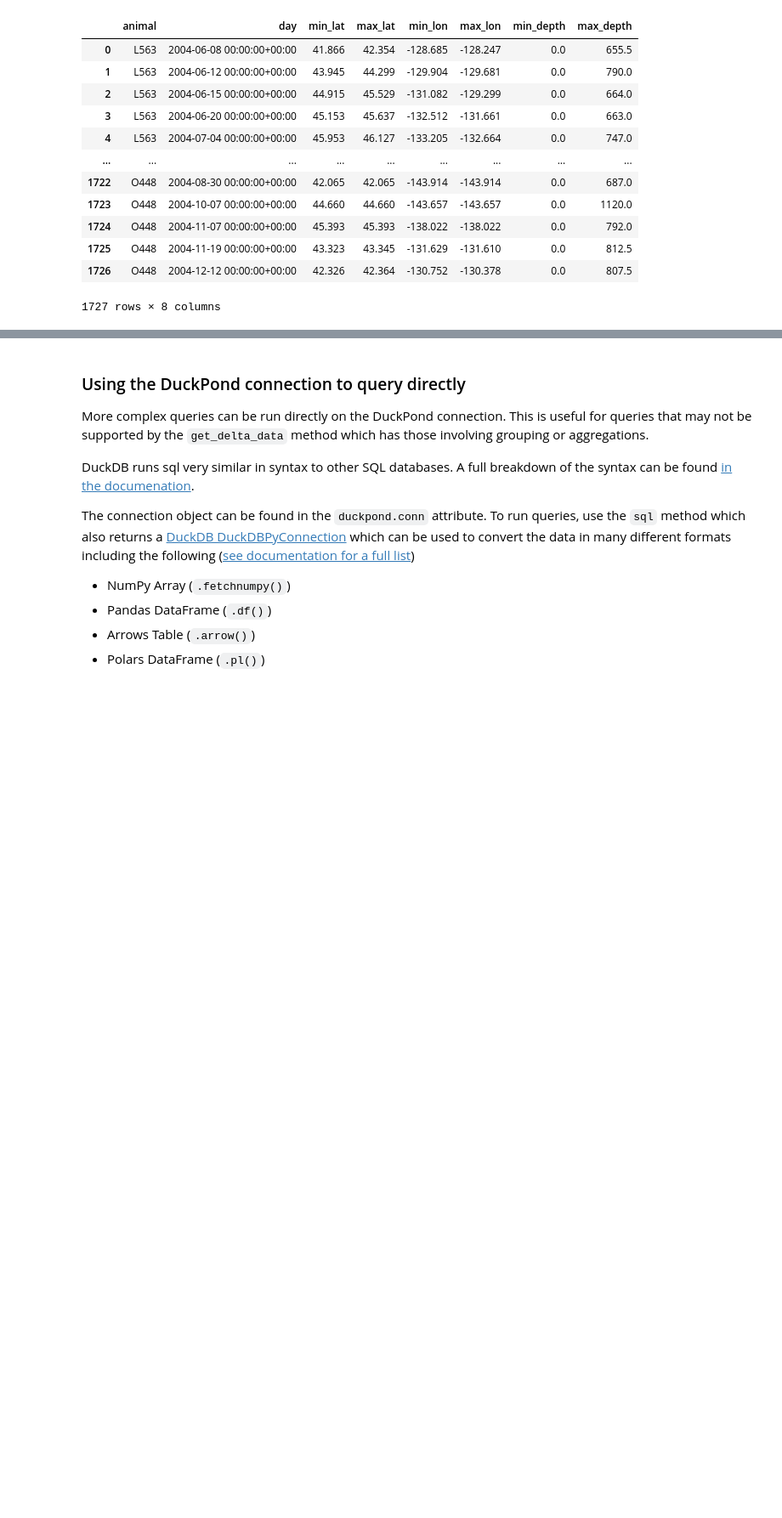
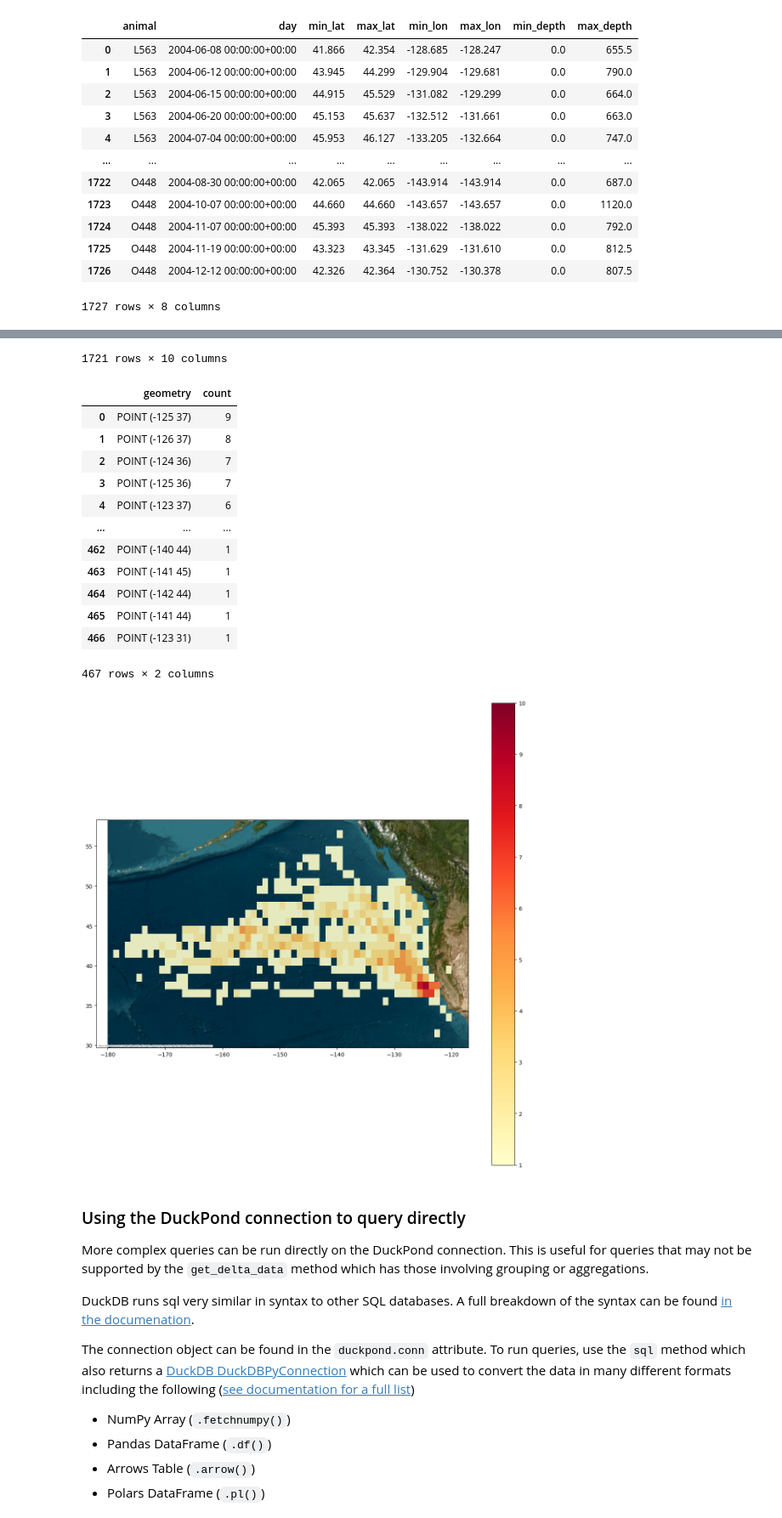
Before and after one commit to ecophysviz-lab/DiveDB, a Jupyter notebook: data_querying_documentation.ipynb, the cells around one changed output, grey strips where cells are left out. Shown at 85% size. Cells and saved outputs as stored; diff of their text form; code cells hidden in the pictures; blank space fills up the shorter version.

Commit message:
Updating data queries

```diff
--- a/data_querying_documentation.ipynb
+++ b/data_querying_documentation.ipynb
@@ -296,0 +294,33 @@ ctx.add_basemap(ax, crs=gdf.crs.to_string(), source=ctx.providers.Esri.WorldImag
+# %%
+import math
+from shapely.geometry import Polygon
+
+FACTOR = 1
+
+gdf = gpd.GeoDataFrame(
+    df2.reset_index(),
+    geometry=gpd.points_from_xy(df2.reset_index().min_lon.apply(lambda x: math.floor(x * FACTOR) / FACTOR), df2.reset_index().min_lat.apply(lambda x: math.floor(x * FACTOR) / FACTOR)),
+    crs="EPSG:4326"
+)
+
+gdf = gdf[gdf.min_lon < -120]
+
+
+display(gdf)
+
+gdf2 = gdf[["animal", "geometry"]].groupby(["geometry"]).agg({"animal": "nunique"}).rename(columns={"animal": "count"}).sort_values(by="count", ascending=False).reset_index()
+
+display(gdf2)
+
+gdf2.geometry = gdf2.geometry.apply(lambda pt: Polygon([(pt.x, pt.y), (pt.x+1/FACTOR, pt.y), (pt.x+1/FACTOR, pt.y+1/FACTOR), (pt.x, pt.y+1/FACTOR)]))
+
+gdf = gpd.GeoDataFrame(
+    gdf2.reset_index(),
+    geometry=gdf2.geometry,
+    crs="EPSG:4326"
+)
+
+
+ax = gdf.plot(column="count", cmap="YlOrRd", vmax=10, figsize=(15, 15), legend=True, alpha=0.9)
+ctx.add_basemap(ax, crs=gdf.crs.to_string(), source=ctx.providers.Esri.WorldImagery, attribution_size=3, zoom=4)
+# %% [output]
@@ -297,3 +339,18 @@ ctx.add_basemap(ax, crs=gdf.crs.to_string(), source=ctx.providers.Esri.WorldImag
+1721 rows × 10 columns
+|  | geometry | count |
+| 0 | POINT (-125 37) | 9 |
+| 1 | POINT (-126 37) | 8 |
+| 2 | POINT (-124 36) | 7 |
+| 3 | POINT (-125 36) | 7 |
+| 4 | POINT (-123 37) | 6 |
+| ... | ... | ... |
+| 462 | POINT (-140 44) | 1 |
+| 463 | POINT (-141 45) | 1 |
+| 464 | POINT (-142 44) | 1 |
+| 465 | POINT (-141 44) | 1 |
+| 466 | POINT (-123 31) | 1 |
+467 rows × 2 columns
+[figure, added]
 # %% [markdown]
 ### Using the DuckPond connection to query directly
 More complex queries can be run directly on the DuckPond connection. This is useful for queries that may not be supported by the `get_delta_data` method which has those involving grouping or aggregations.
```
Also changed, not shown: parts of 4 cells of this notebook.
